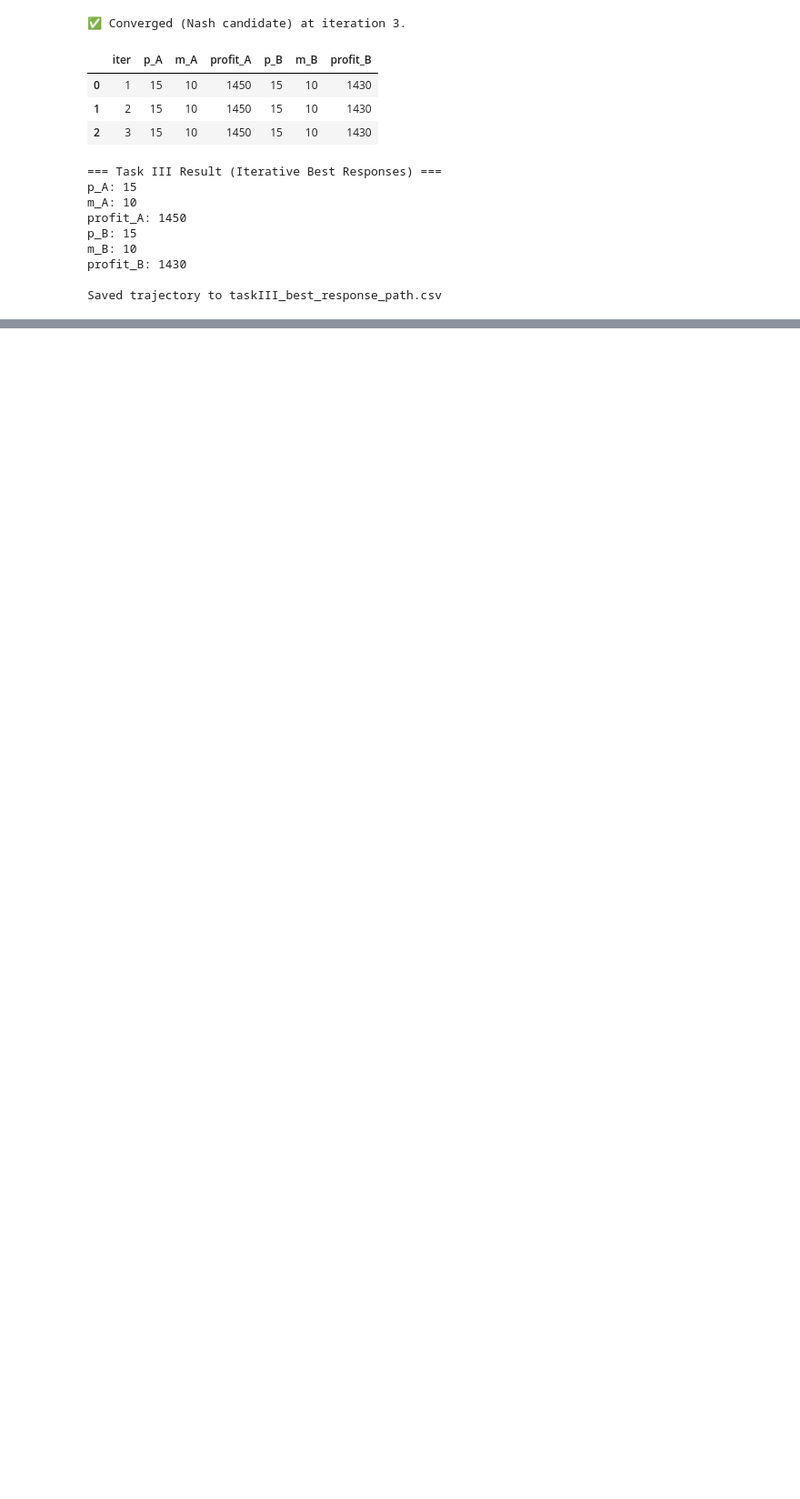
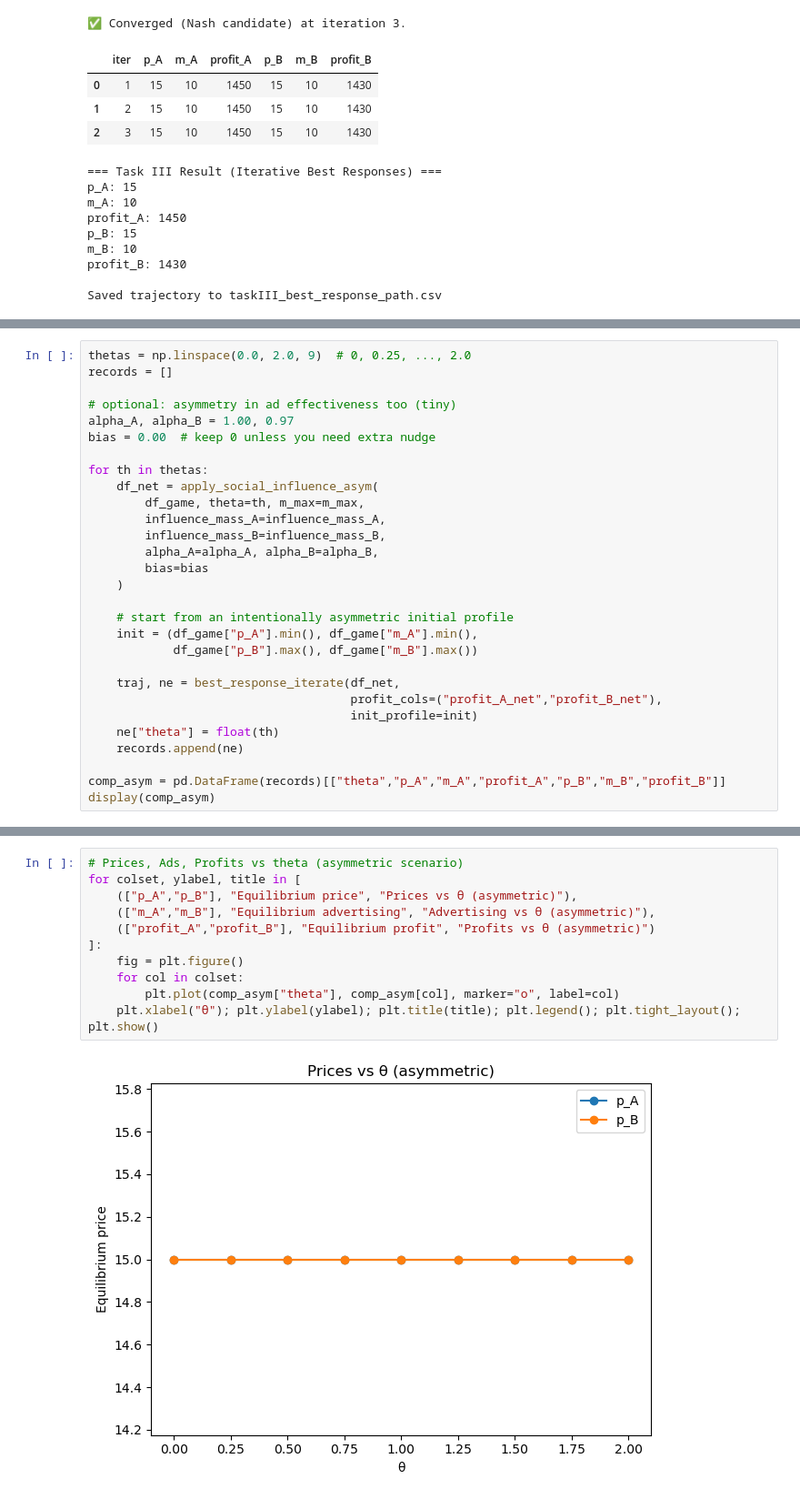
Before and after one commit to ParsaHaghighatgoo/adversell, a Jupyter notebook: main.ipynb, the cells around one changed output, grey strips where cells are left out. Shown: that part at 91% size. Drawn from its saved outputs; the diff is of its cells as text; blank space fills up the shorter version.

```diff
--- a/main.ipynb
+++ b/main.ipynb
@@ -405,0 +615,29 @@ Saved trajectory to taskIII_best_response_path.csv
+# %%
+thetas = np.linspace(0.0, 2.0, 9)  # 0, 0.25, ..., 2.0
+records = []
+
+# optional: asymmetry in ad effectiveness too (tiny)
+alpha_A, alpha_B = 1.00, 0.97
+bias = 0.00  # keep 0 unless you need extra nudge
+
+for th in thetas:
+    df_net = apply_social_influence_asym(
+        df_game, theta=th, m_max=m_max,
+        influence_mass_A=influence_mass_A,
+        influence_mass_B=influence_mass_B,
+        alpha_A=alpha_A, alpha_B=alpha_B,
+        bias=bias
+    )
+
+    # start from an intentionally asymmetric initial profile
+    init = (df_game["p_A"].min(), df_game["m_A"].min(),
+            df_game["p_B"].max(), df_game["m_B"].max())
+
+    traj, ne = best_response_iterate(df_net,
+                                     profit_cols=("profit_A_net","profit_B_net"),
+                                     init_profile=init)
+    ne["theta"] = float(th)
+    records.append(ne)
+
+comp_asym = pd.DataFrame(records)[["theta","p_A","m_A","profit_A","p_B","m_B","profit_B"]]
+display(comp_asym)
@@ -405,0 +655,13 @@ Saved trajectory to taskIII_best_response_path.csv
+# %%
+# Prices, Ads, Profits vs theta (asymmetric scenario)
+for colset, ylabel, title in [
+    (["p_A","p_B"], "Equilibrium price", "Prices vs θ (asymmetric)"),
+    (["m_A","m_B"], "Equilibrium advertising", "Advertising vs θ (asymmetric)"),
+    (["profit_A","profit_B"], "Equilibrium profit", "Profits vs θ (asymmetric)")
+]:
+    fig = plt.figure()
+    for col in colset:
+        plt.plot(comp_asym["theta"], comp_asym[col], marker="o", label=col)
+    plt.xlabel("θ"); plt.ylabel(ylabel); plt.title(title); plt.legend(); plt.tight_layout(); plt.show()
+# %% [output]
+[figure, added]
```
Also changed, not shown: parts of 20 cells of this notebook, 2 other files.
